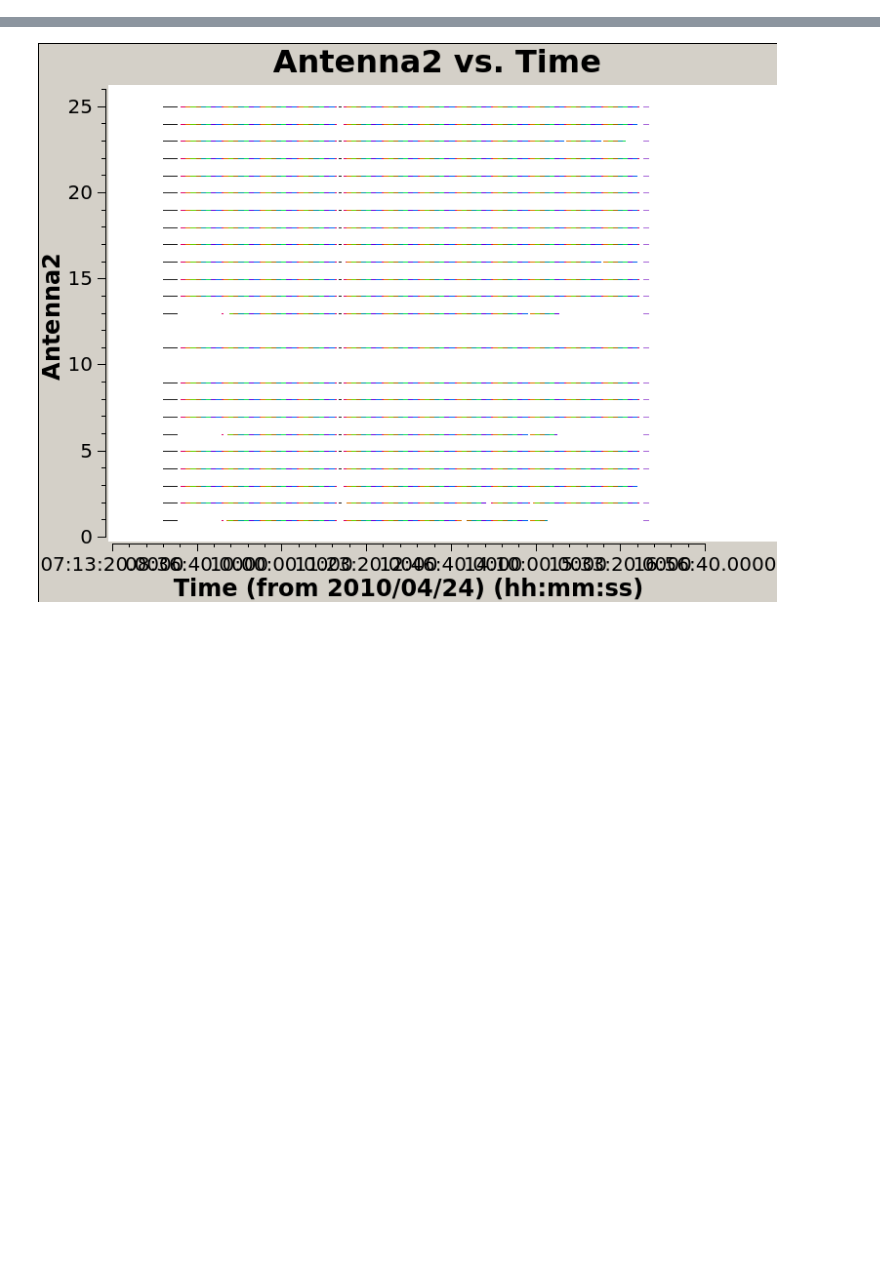
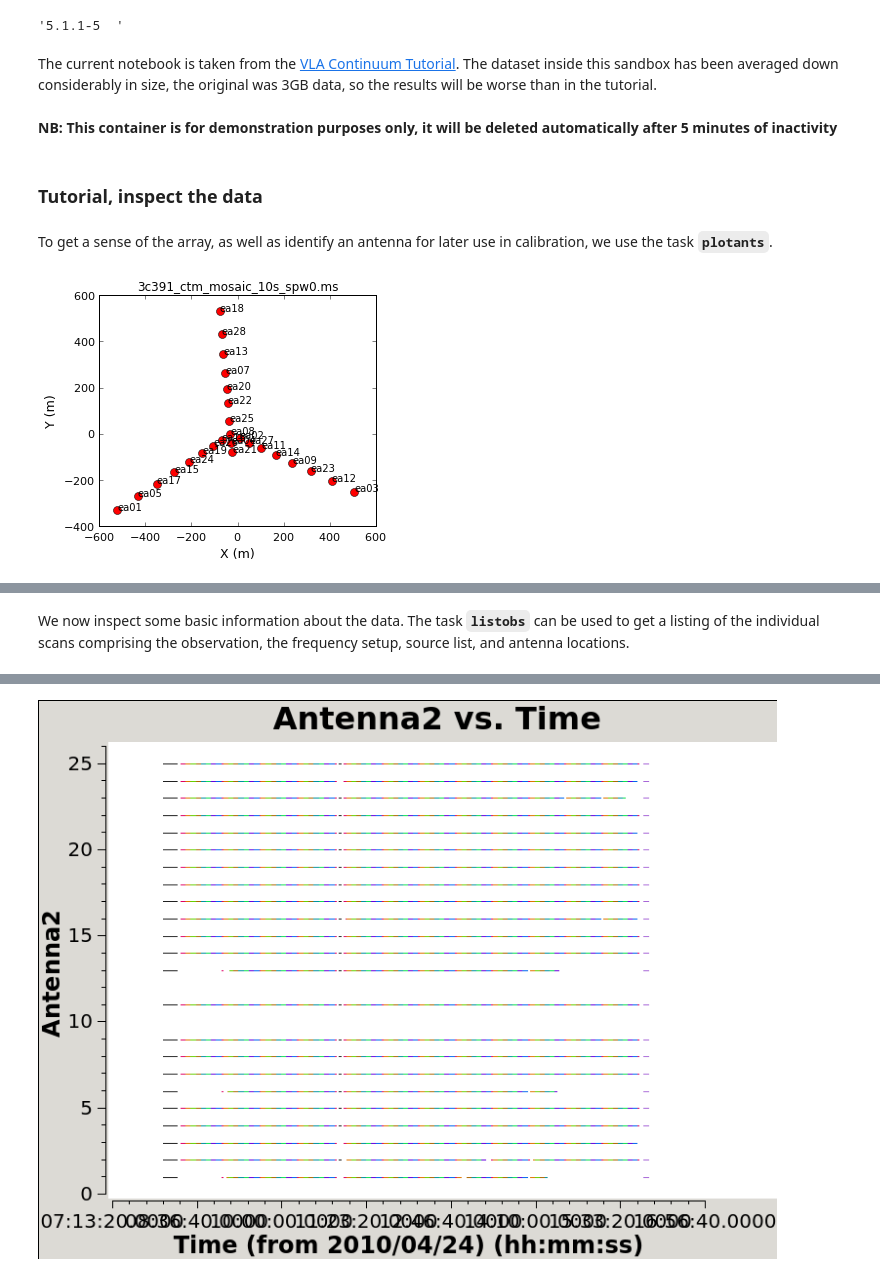
Before and after one commit to aardk/jupyter-casa, a Jupyter notebook: examples/vla-cont-tutorial.ipynb, the cells around one changed output, grey strips where cells are left out. Cells and saved outputs as stored; diff of their text form; code cells hidden in the pictures; blank space fills up the shorter version.

Commit message:
Update the VLA continuum example by Tammo Jan Dijkema's annoted version

```diff
--- a/examples/vla-cont-tutorial.ipynb
+++ b/examples/vla-cont-tutorial.ipynb
@@ -6,0 +12,18 @@ Download the data from the above location and extract the dataset to the same di
+# %%
+casa['build']['version']
+# %% [output]
+'5.1.1-5  '
+# %% [markdown]
+The current notebook is taken from the [VLA Continuum Tutorial](https://casaguides.nrao.edu/index.php?title=VLA_Continuum_Tutorial_3C391). The dataset inside this sandbox has been averaged down considerably in size, the original was 3GB data, so the results will be worse than in the tutorial.
+# %% [markdown]
+**NB: This container is for demonstration purposes only, it will be deleted automatically after 5 minutes of inactivity**
+# %% [markdown]
+### Tutorial, inspect the data
+# %% [markdown]
+To get a sense of the array, as well as identify an antenna for later use in calibration, we use the task **`plotants`**.
+# %%
+plotants(vis='3c391_ctm_mosaic_10s_spw0.ms',
+         figfile='plotants_3c391_antenna_layout.png')
+clearstat()  # This removes the table lock generated by plotants in script mode
+# %% [output]
+[figure, added]
@@ -7,3 +31,5 @@ Download the data from the above location and extract the dataset to the same di
+# %% [markdown]
+We now inspect some basic information about the data. The task **`listobs`** can be used to get a listing of the individual scans comprising the observation, the frequency setup, source list, and antenna locations.
 # %%
 listobs(vis='3c391_ctm_mosaic_10s_spw0.ms')
 # %% [output]
```
Also changed, not shown: parts of 158 cells of this notebook.
